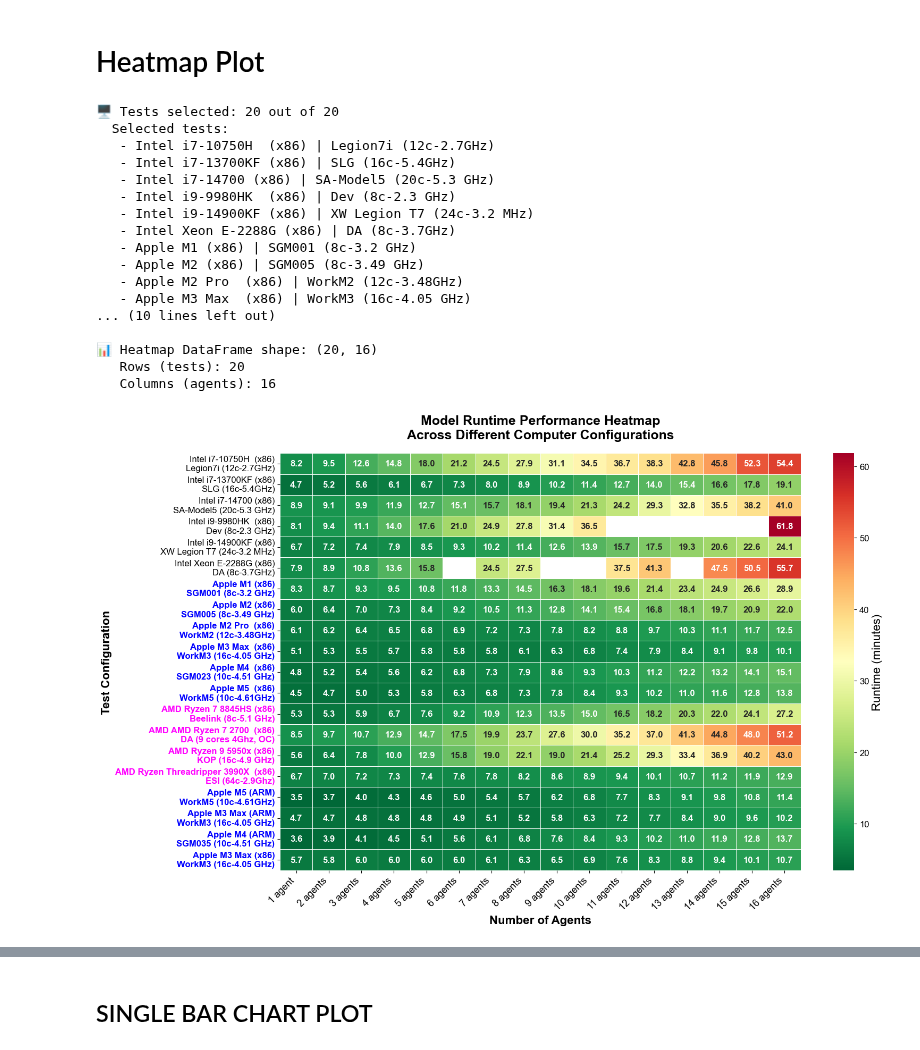
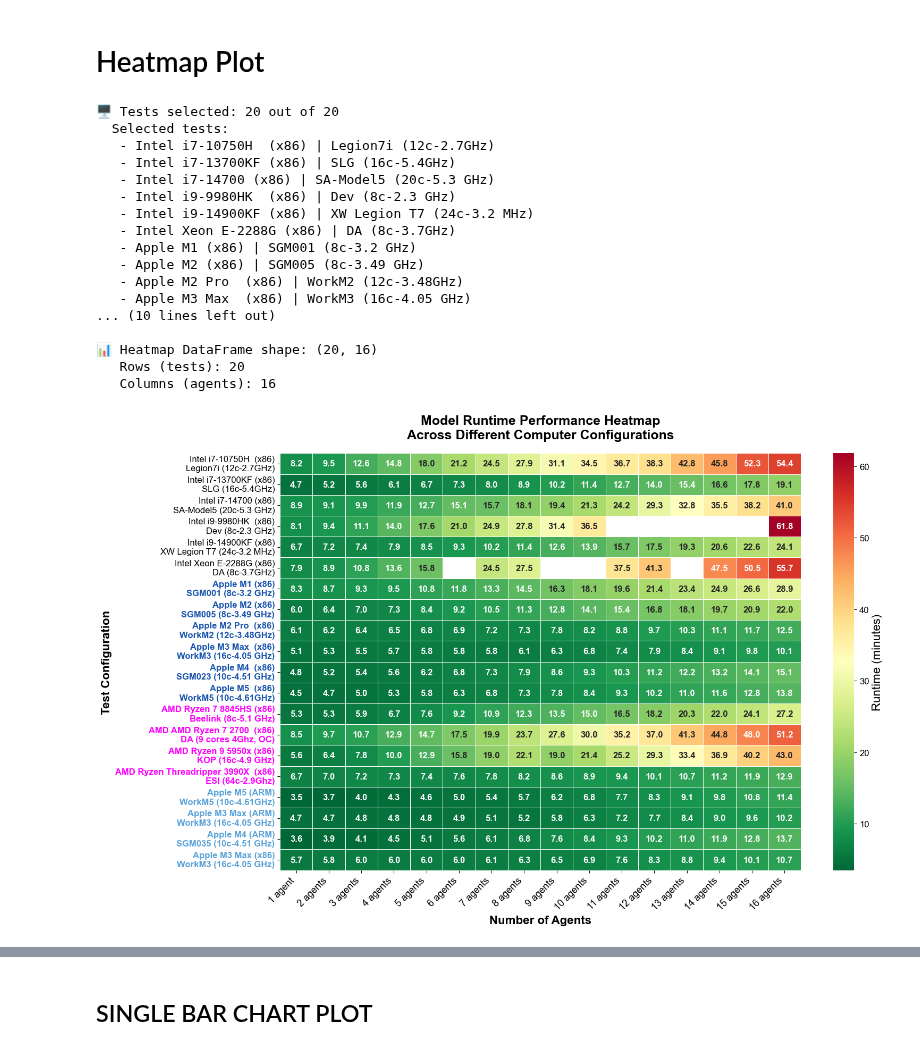
Before and after one commit to roh-sgm/ARM_Benchmark_Public, a Jupyter notebook: Scripts/Post-Proc/Runtime_Plots_1.ipynb, the cells around one changed output, grey strips where cells are left out. Cells and saved outputs as stored; diff of their text form; code cells hidden in the pictures.

```diff
--- a/Scripts/Post-Proc/Runtime_Plots_1.ipynb
+++ b/Scripts/Post-Proc/Runtime_Plots_1.ipynb
@@ -192,6 +192,8 @@ def plot_runtime_heatmap(data, metadata_rows, config_plot, extra_meta_data=None)
     # Create test labels from metadata columns (each column = one test)
     # Format: Manufacturer + CPU on line 1, Model + specs on line 2
     test_labels = []
+    label_workflow = {}  # maps label -> 'manual' | 'automated'
+    label_workflow_flat = {}  # same but with \n replaced by space (for table lookup)
     for col_idx in range(1, len(metadata_rows.columns)):
         meta_info = [
             str(metadata_rows.iloc[0, col_idx]),  # Row 0: CPU model
@@ -220,6 +222,12 @@ def plot_runtime_heatmap(data, metadata_rows, config_plot, extra_meta_data=None)
 
             # First line: Manufacturer + CPU + exe tag
             # Second line: Model + specs combined
+            # Look up workflow (manual vs automated)
+            workflow = 'manual'
+            if extra_meta_data is not None and 'Workflow' in extra_meta_data.columns:
+                wf = auth_row.iloc[0].get('Workflow', 'manual') if not auth_row.empty else 'manual'
+                if pd.notna(wf) and str(wf).strip():
+                    workflow = str(wf).strip()
             label = f"{manufacturer}{cpu}{exe_arch_tag}\n{valid_meta[1]} {valid_meta[2]}"
         elif len(valid_meta) == 2:
             label = f"{valid_meta[0]}\n{valid_meta[1]}"
@@ -229,6 +237,8 @@ def plot_runtime_heatmap(data, metadata_rows, config_plot, extra_meta_data=None)
             label = ""
 
         test_labels.append(label)
+        label_workflow[label] = workflow
+        label_workflow_flat[label.replace('\n', ' ')] = workflow
 
     # Get all test names for filtering (use first line of each label)
     all_test_names = [label.split('\n')[0] if '\n' in label else label for label in test_labels]
@@ -348,7 +358,8 @@ def plot_runtime_heatmap(data, metadata_rows, config_plot, extra_meta_data=None)
         label_text = label.get_text()
         # Check if label starts with Apple or AMD (case-insensitive)
         if label_text.lower().startswith('apple'):
-            label.set_color('blue')
+            wf = label_workflow.get(label_text, 'manual')
+            label.set_color('#1A56B0' if wf == 'manual' else '#5BA3D9')
             label.set_weight('bold')
         elif label_text.lower().startswith('amd'):
             label.set_color('magenta')
@@ -486,7 +497,9 @@ def plot_runtime_heatmap(data, metadata_rows, config_plot, extra_meta_data=None)
             if j == 1:
                 cell_text = table_data[i][j]
                 if 'Apple' in cell_text or 'M1' in cell_text or 'M2' in cell_text or 'M3' in cell_text or 'M4' in cell_text:
-                    cell.set_text_props(color='blue', weight='bold', ha='left', fontsize=12)
+                    wf = label_workflow_flat.get(cell_text, 'manual')
+                    apple_color = '#1A56B0' if wf == 'manual' else '#5BA3D9'
+                    cell.set_text_props(color=apple_color, weight='bold', ha='left', fontsize=12)
                 elif 'AMD' in cell_text or 'Ryzen' in cell_text or 'Threadripper' in cell_text:
                     cell.set_text_props(color='magenta', weight='bold', ha='left', fontsize=12)
 
@@ -522,31 +535,31 @@ def plot_runtime_heatmap(data, metadata_rows, config_plot, extra_meta_data=None)
 config_plot = {
     'computer_filter': 'all',  # Options: 'all', 'intel', 'amd', 'apple', or list of specific names
     'output_folder': os.path.join(cwd,'Outputs'),
     'figsize': (16, 10),
     #'cmap': 'viridis',  # Options: 'viridis', 'RdYlGn_r', 'plasma', 'coolwarm', etc.
     'cmap': 'RdYlGn_r',  # Red-Yellow-Green reversed (red=slow, green=fast)
     'dpi': 300,
     'title': None  # Set to custom string or leave as None for default
 }
 
 # Create the heatmap
 df_heatmap = plot_runtime_heatmap(data, metadata_rows, config_plot, extra_meta_data)
 # %% [output]
 🖥️ Tests selected: 20 out of 20
   Selected tests:
    - Intel i7-10750H  (x86) | Legion7i (12c-2.7GHz)
    - Intel i7-13700KF (x86) | SLG (16c-5.4GHz)
    - Intel i7-14700 (x86) | SA-Model5 (20c-5.3 GHz)
    - Intel i9-9980HK  (x86) | Dev (8c-2.3 GHz)
    - Intel i9-14900KF (x86) | XW Legion T7 (24c-3.2 MHz)
    - Intel Xeon E-2288G (x86) | DA (8c-3.7GHz)
    - Apple M1 (x86) | SGM001 (8c-3.2 GHz)
    - Apple M2 (x86) | SGM005 (8c-3.49 GHz)
    - Apple M2 Pro  (x86) | WorkM2 (12c-3.48GHz)
    - Apple M3 Max  (x86) | WorkM3 (16c-4.05 GHz)
 ... (10 lines left out)
 
 📊 Heatmap DataFrame shape: (20, 16)
    Rows (tests): 20
    Columns (agents): 16
-[figure, old version]
+[figure, new version]
```
Also changed, not shown: parts of 4 cells of this notebook, 4 other files.
